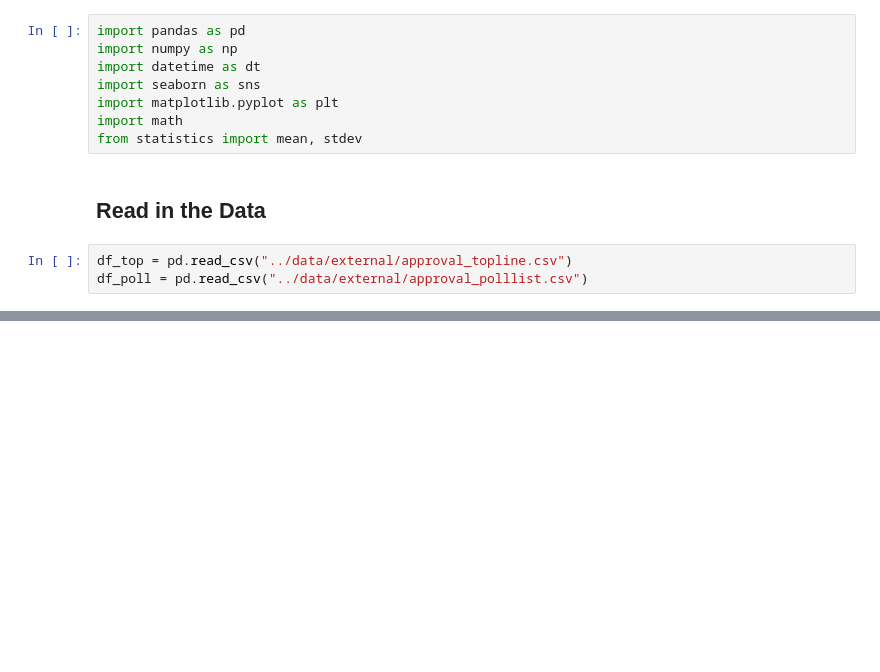
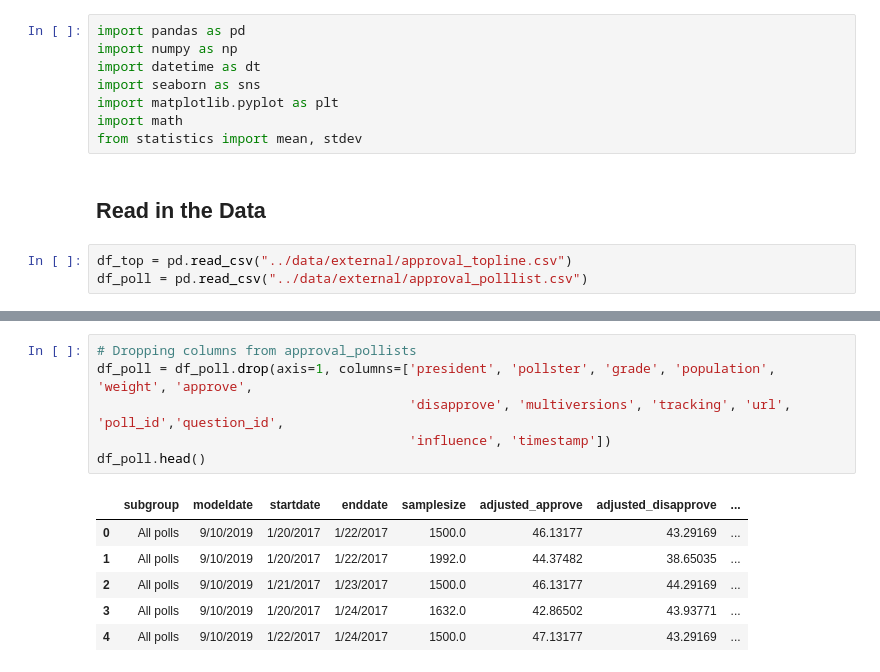
Before and after one commit to daltonhahn/eecs731-jimmy_wrangler, a Jupyter notebook: notebooks/02-jimmy-wrangler-trump-approval.ipynb, the cells around one changed output, grey strips where cells are left out. Drawn from its saved outputs; the diff is of its cells as text; blank space fills up the shorter version.

```diff
--- a/notebooks/02-jimmy-wrangler-trump-approval.ipynb
+++ b/notebooks/02-jimmy-wrangler-trump-approval.ipynb
@@ -35,0 +81,13 @@ df_poll.head(1)
+# %%
+# Dropping columns from approval_pollists
+df_poll = df_poll.drop(axis=1, columns=['president', 'pollster', 'grade', 'population', 'weight', 'approve',
+                                        'disapprove', 'multiversions', 'tracking', 'url', 'poll_id','question_id',
+                                        'influence', 'timestamp'])
+df_poll.head()
+# %% [output]
+|  | subgroup | modeldate | startdate | enddate | samplesize | adjusted_approve | adjusted_disapprove | ... |
+| 0 | All polls | 9/10/2019 | 1/20/2017 | 1/22/2017 | 1500.0 | 46.13177 | 43.29169 | ... |
+| 1 | All polls | 9/10/2019 | 1/20/2017 | 1/22/2017 | 1992.0 | 44.37482 | 38.65035 | ... |
+| 2 | All polls | 9/10/2019 | 1/21/2017 | 1/23/2017 | 1500.0 | 46.13177 | 44.29169 | ... |
+| 3 | All polls | 9/10/2019 | 1/20/2017 | 1/24/2017 | 1632.0 | 42.86502 | 43.93771 | ... |
+| 4 | All polls | 9/10/2019 | 1/22/2017 | 1/24/2017 | 1500.0 | 47.13177 | 43.29169 | ... |
```
Also changed, not shown: parts of 17 cells of this notebook, 2 other files.
